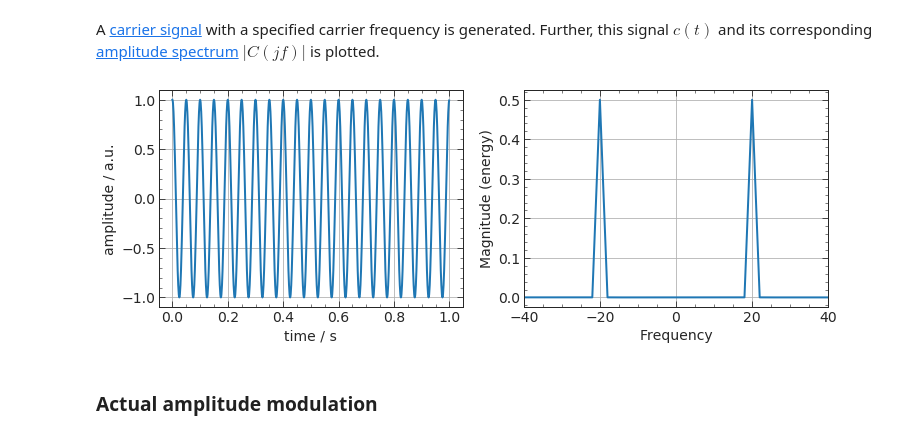
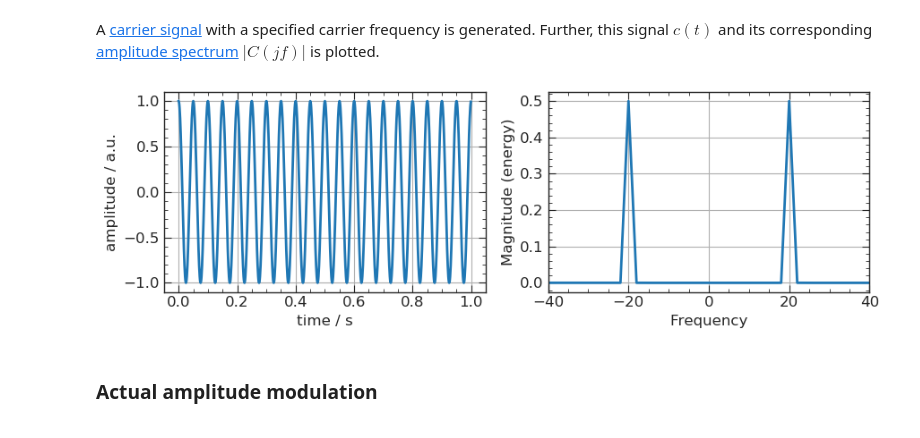
Before and after one commit to htw-ikt-noelle/Uebertragungsverfahren, a Jupyter notebook: amplitude_modulation.ipynb, the cells around one changed output. Drawn from its saved outputs; the diff is of its cells as text; code cells hidden in the pictures.

```diff
--- a/amplitude_modulation.ipynb
+++ b/amplitude_modulation.ipynb
@@ -54,22 +56,24 @@ A [carrier signal](https://en.wikipedia.org/wiki/Carrier_wave) with a specified
 # %%
 fc = 20 # carrier frequency
 
 c = np.cos(2 * np.pi * fc * t)
 
 n_row = 1
 n_col = 2
 fig_size = [i*j for i,j in zip(plt.rcParams['figure.figsize'], [n_col, n_row])]
 fig = plt.figure(figsize=fig_size)
 
 ax = fig.add_subplot(n_row, n_col, 1)
 ax.plot(t, c);
 ax.set(xlabel="time / s", ylabel="amplitude / a.u.")
 
 ax = fig.add_subplot(n_row, n_col, 2)
 ax.magnitude_spectrum(c, sides="twosided", Fs=sr, scale="linear"); # scale="dB" or "linear"
-ax.set_xlim(-2*fc, 2*fc);
+ax.set_xlim(-2*fc, 2*fc)
+
+plt.tight_layout()
 # %% [output]
-[figure, old version]
+[figure, new version]
 # %% [markdown]
 ### Actual amplitude modulation
 # %% [markdown]
```
Also changed, not shown: parts of 6 cells of this notebook, 7 other files.
